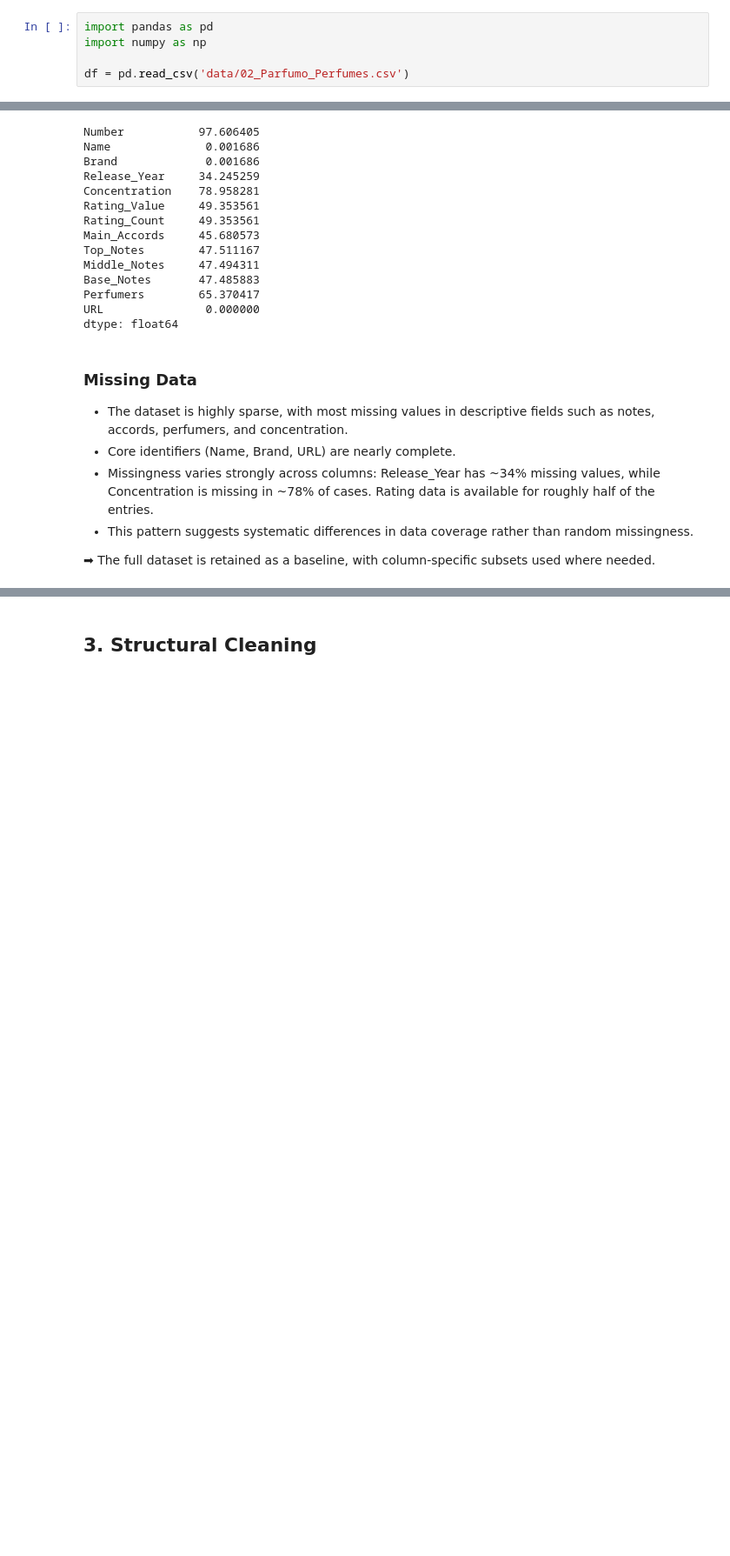
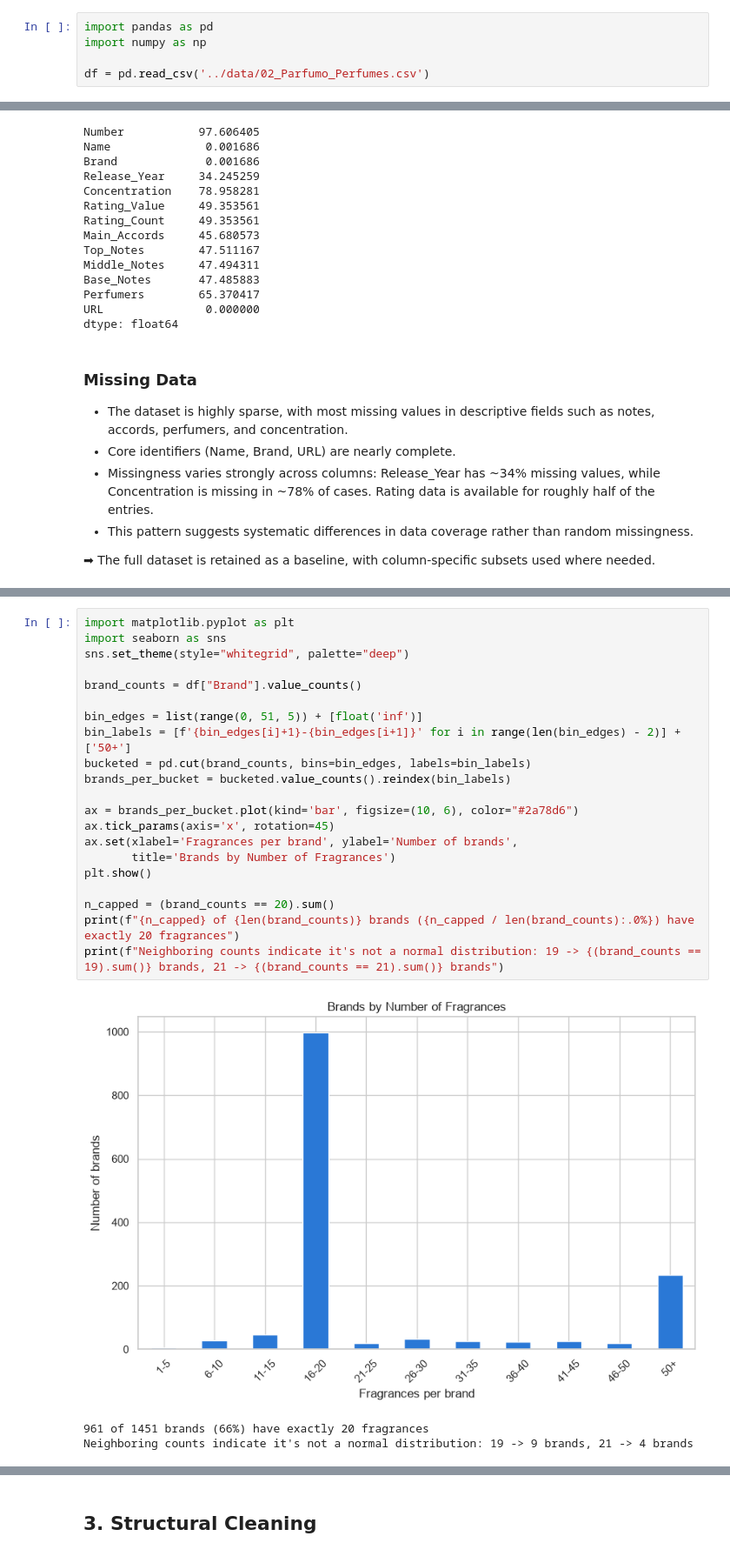
Before and after one commit to JennyIseev/fragrance-analysis, a Jupyter notebook: notebooks/01_cleaning.ipynb, the cells around one changed output, grey strips where cells are left out. Shown at 87% size. Cells and saved outputs as stored; diff of their text form; blank space fills up the shorter version.

```diff
--- a/notebooks/01_cleaning.ipynb
+++ b/notebooks/01_cleaning.ipynb
@@ -13,7 +13,7 @@
 import pandas as pd
 import numpy as np
 
-df = pd.read_csv('data/02_Parfumo_Perfumes.csv')
+df = pd.read_csv('../data/02_Parfumo_Perfumes.csv')
 # %% [markdown]
 Throughout this notebook, the term fragrance is used to refer to all entries in the dataset, regardless of concentration or product type.
 
@@ -96,0 +102,25 @@ dtype: float64
+# %%
+import matplotlib.pyplot as plt
+import seaborn as sns
+sns.set_theme(style="whitegrid", palette="deep")
+
+brand_counts = df["Brand"].value_counts()
+
+bin_edges = list(range(0, 51, 5)) + [float('inf')]
+bin_labels = [f'{bin_edges[i]+1}-{bin_edges[i+1]}' for i in range(len(bin_edges) - 2)] + ['50+']
+bucketed = pd.cut(brand_counts, bins=bin_edges, labels=bin_labels)
+brands_per_bucket = bucketed.value_counts().reindex(bin_labels)
+
+ax = brands_per_bucket.plot(kind='bar', figsize=(10, 6), color="#2a78d6")
+ax.tick_params(axis='x', rotation=45)
+ax.set(xlabel='Fragrances per brand', ylabel='Number of brands',
+       title='Brands by Number of Fragrances')
+plt.show()
+
+n_capped = (brand_counts == 20).sum()
+print(f"{n_capped} of {len(brand_counts)} brands ({n_capped / len(brand_counts):.0%}) have exactly 20 fragrances")
+print(f"Neighboring counts indicate it's not a normal distribution: 19 -> {(brand_counts == 19).sum()} brands, 21 -> {(brand_counts == 21).sum()} brands")
+# %% [output]
+[figure, added]
+961 of 1451 brands (66%) have exactly 20 fragrances
+Neighboring counts indicate it's not a normal distribution: 19 -> 9 brands, 21 -> 4 brands
```
Also changed, not shown: parts of 7 cells of this notebook, 1 other file.
